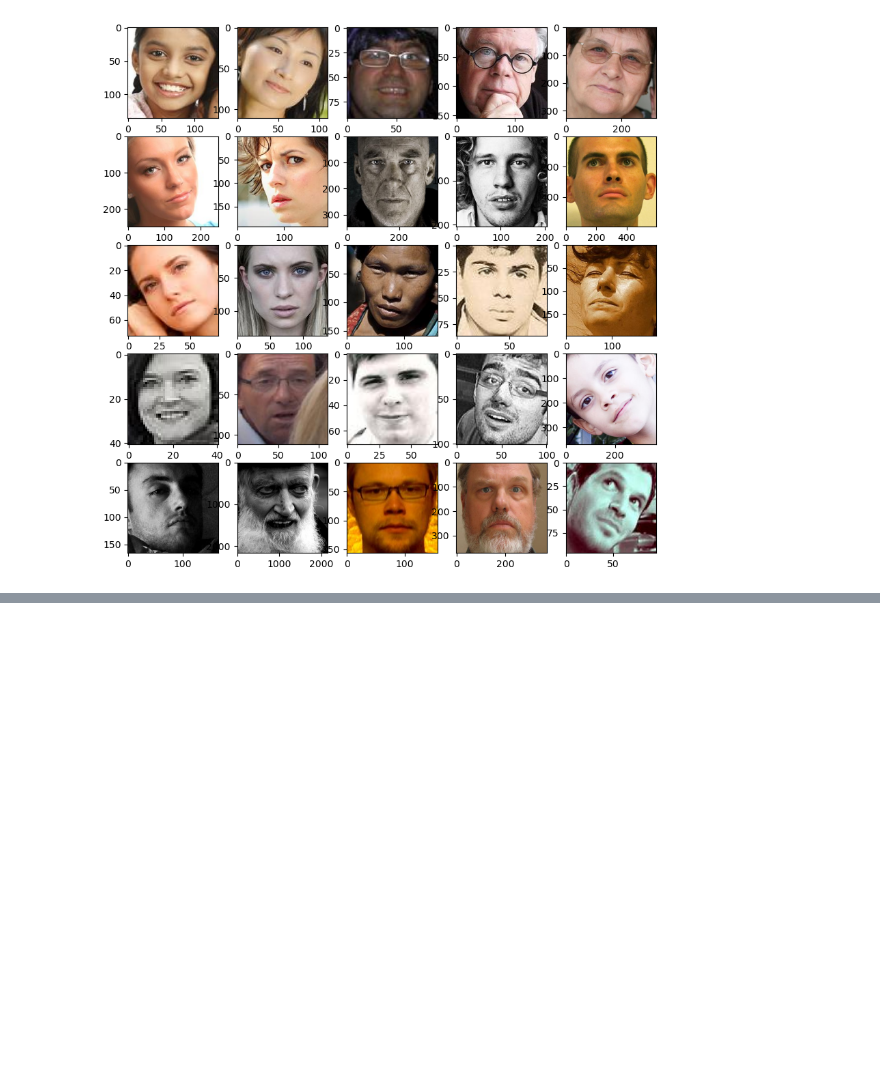
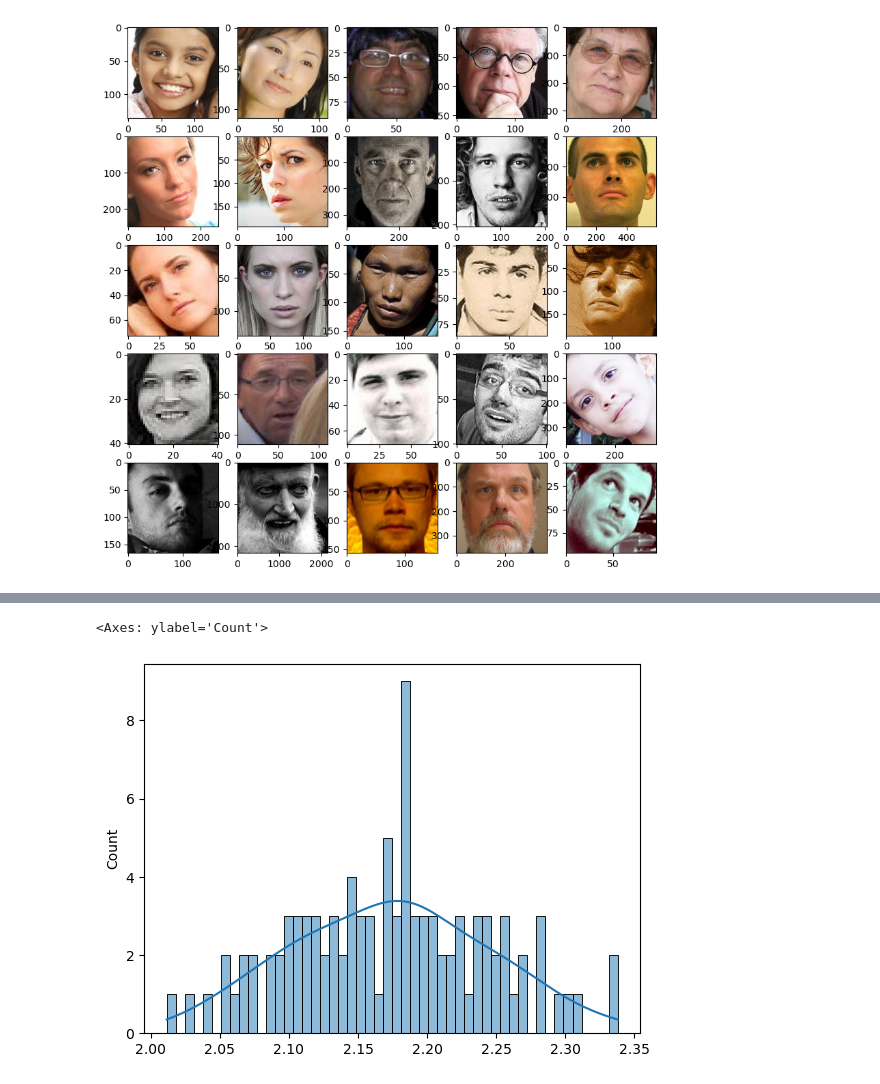
Before and after one commit to Usatoff/datasets_similarity, a Jupyter notebook: base.ipynb, the cells around one changed output, grey strips where cells are left out. Drawn from its saved outputs; the diff is of its cells as text; code cells hidden in the pictures; blank space fills up the shorter version.

```diff
--- a/base.ipynb
+++ b/base.ipynb
@@ -264,0 +307,7 @@ plot_images(test_dataset, 25)
+# %%
+similarities_mse_test_list_1 = get_similarities_mse(my_dataset_1, test_dataset)
+# %%
+sns.histplot(similarities_mse_test_list_1, bins=50, kde=True)
+# %% [output]
+<Axes: ylabel='Count'>
+[figure, added]
```
Also changed, not shown: parts of 10 cells of this notebook.
